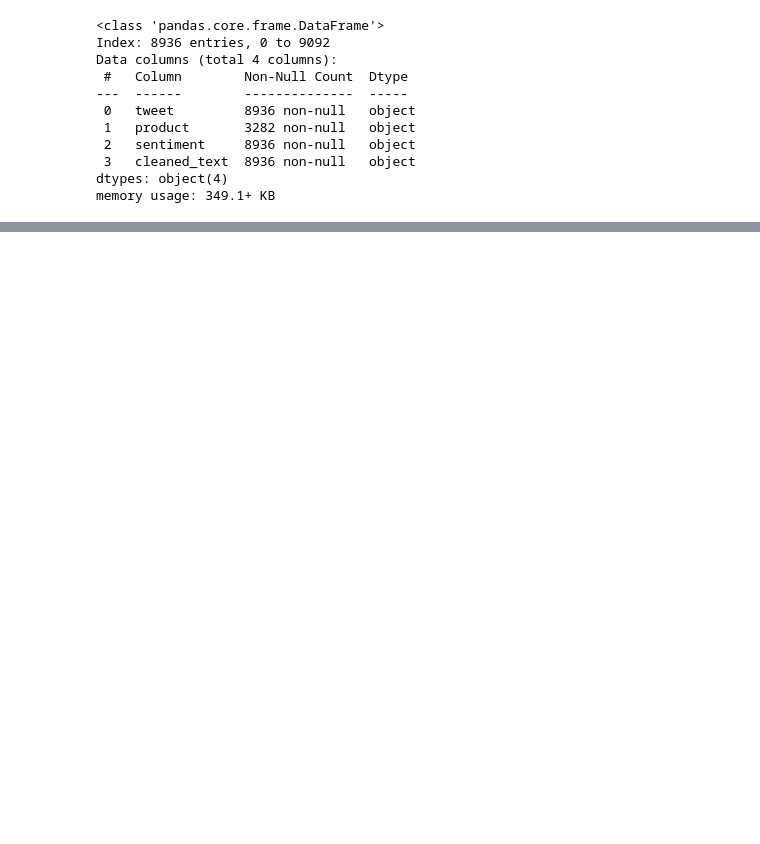
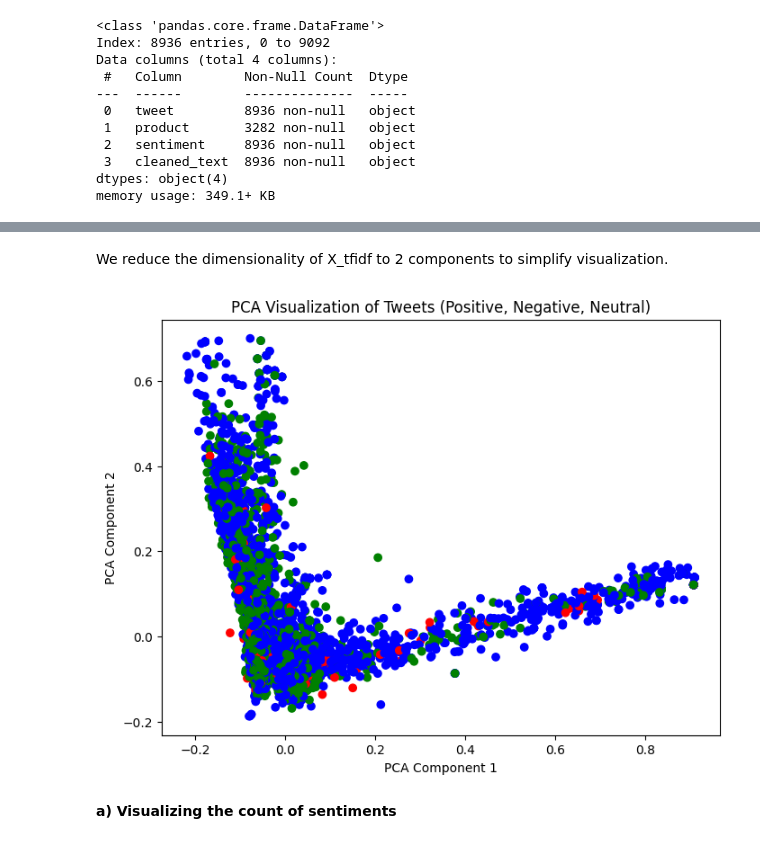
Before and after one commit to NgureGlo/Tweet_Sentiment_Classifier, a Jupyter notebook: twitter_sentiment_analysis.ipynb, the cells around one changed output, grey strips where cells are left out. Drawn from its saved outputs; the diff is of its cells as text; code cells hidden in the pictures; blank space fills up the shorter version.

```diff
--- a/twitter_sentiment_analysis.ipynb
+++ b/twitter_sentiment_analysis.ipynb
@@ -494,0 +335,28 @@ Confusion Matrix:
+# %% [markdown]
+We reduce the dimensionality of X_tfidf to 2 components to simplify visualization.
+# %%
+# Apply PCA to reduce the dimensionality to 2 components
+pca = PCA(n_components=2)
+X_pca = pca.fit_transform(X_tfidf)
+
+# Plot the PCA result with a scatter plot
+plt.figure(figsize=(8, 6))
+
+# Map sentiment labels to color for visualization
+sentiment_colors = {
+    'negative': 'red',
+    'positive': 'green',
+    'neutral': 'blue'
+}
+colors = df['sentiment'].map(sentiment_colors)
+
+# Scatter plot with PCA components
+plt.scatter(X_pca[:, 0], X_pca[:, 1], c=colors)
+plt.title('PCA Visualization of Tweets (Positive, Negative, Neutral)')
+plt.xlabel('PCA Component 1')
+plt.ylabel('PCA Component 2')
+plt.show()
+# %% [output]
+[figure, added]
+# %% [markdown]
+**a) Visualizing the count of sentiments**
```
Also changed, not shown: parts of 81 cells of this notebook.
